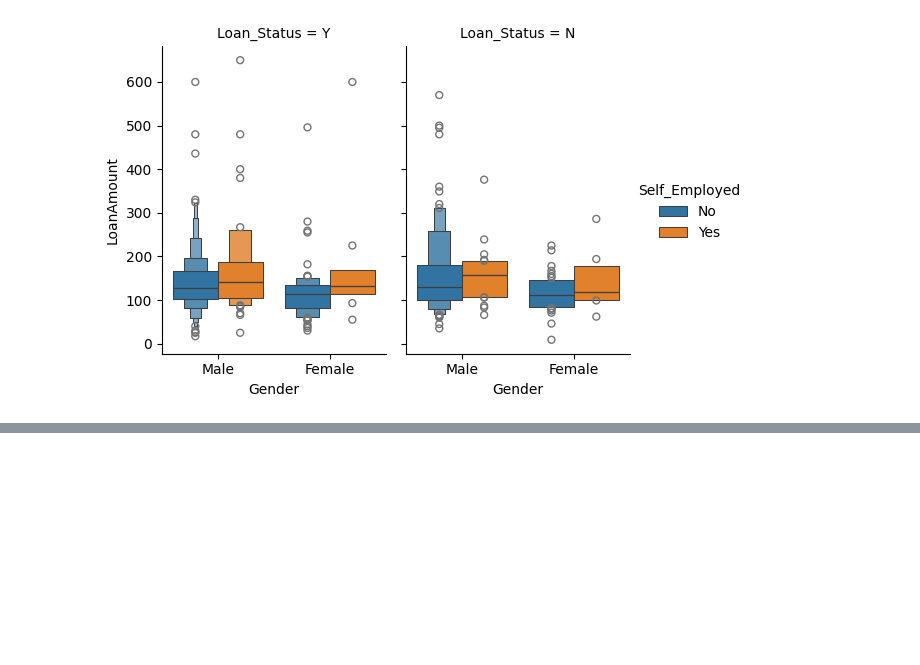
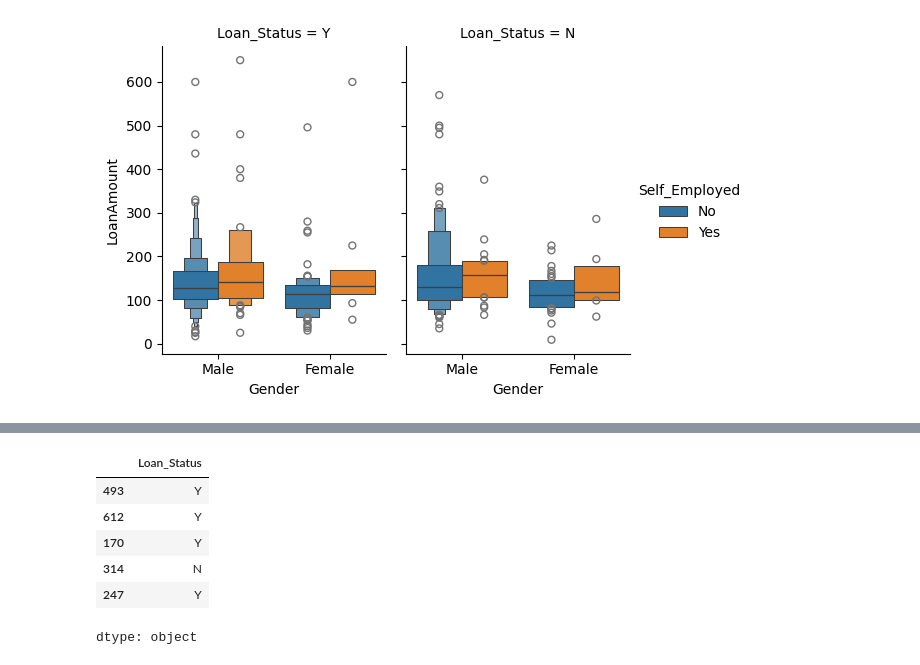
Before and after one commit to rizz045/Loan-Status-Prediction-Using-ML-Pipelines, a Jupyter notebook: Loan_Status_Prediction_Using_ML_Pipelines.ipynb, the cells around one changed output, grey strips where cells are left out. Saved outputs shown, nothing was run; the diff lists cells and outputs as text; code cells hidden in the pictures; blank space fills up the shorter version.

```diff
--- a/Loan_Status_Prediction_Using_ML_Pipelines.ipynb
+++ b/Loan_Status_Prediction_Using_ML_Pipelines.ipynb
@@ -138,0 +158,10 @@ g = sns.catplot(x="Gender", y="LoanAmount", hue='Self_Employed', col = "Loan_Sta
+# %%
+y_train.sample(5)
+# %% [output]
+|  | Loan_Status |
+| 493 | Y |
+| 612 | Y |
+| 170 | Y |
+| 314 | N |
+| 247 | Y |
+dtype: object
```
Also changed, not shown: parts of 5 cells of this notebook.
